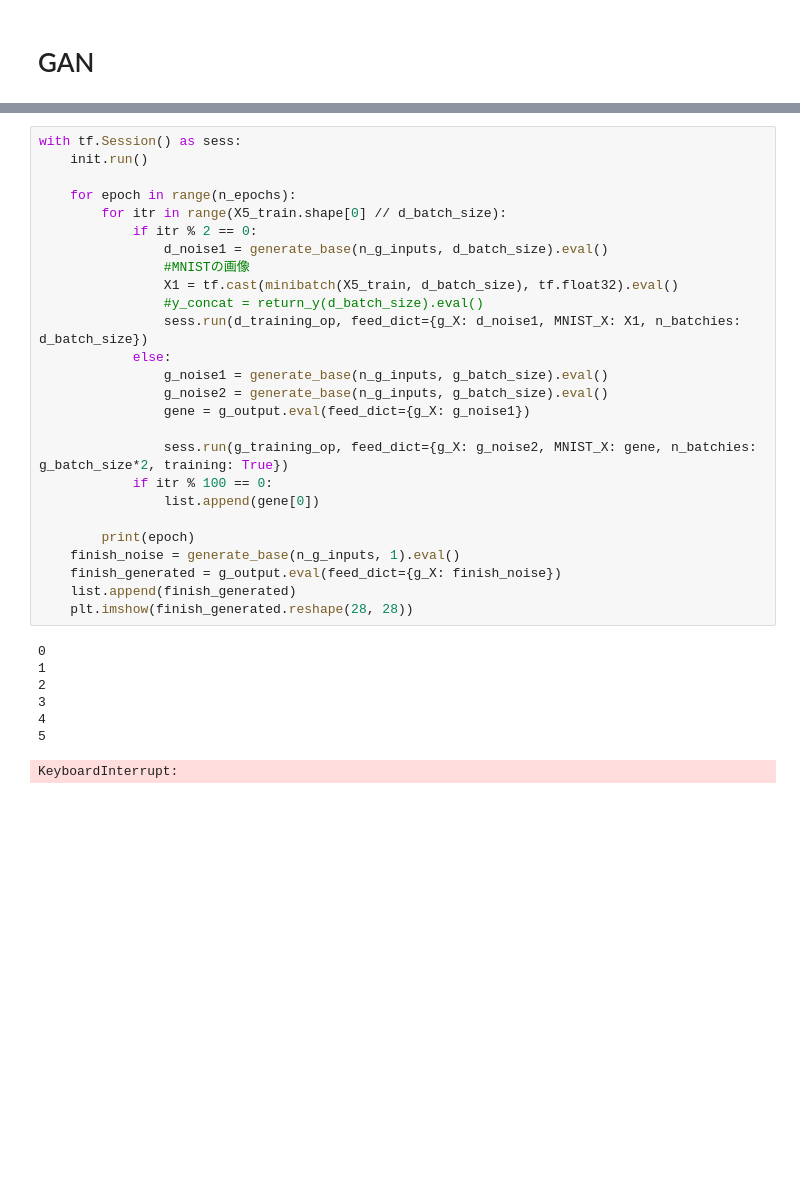
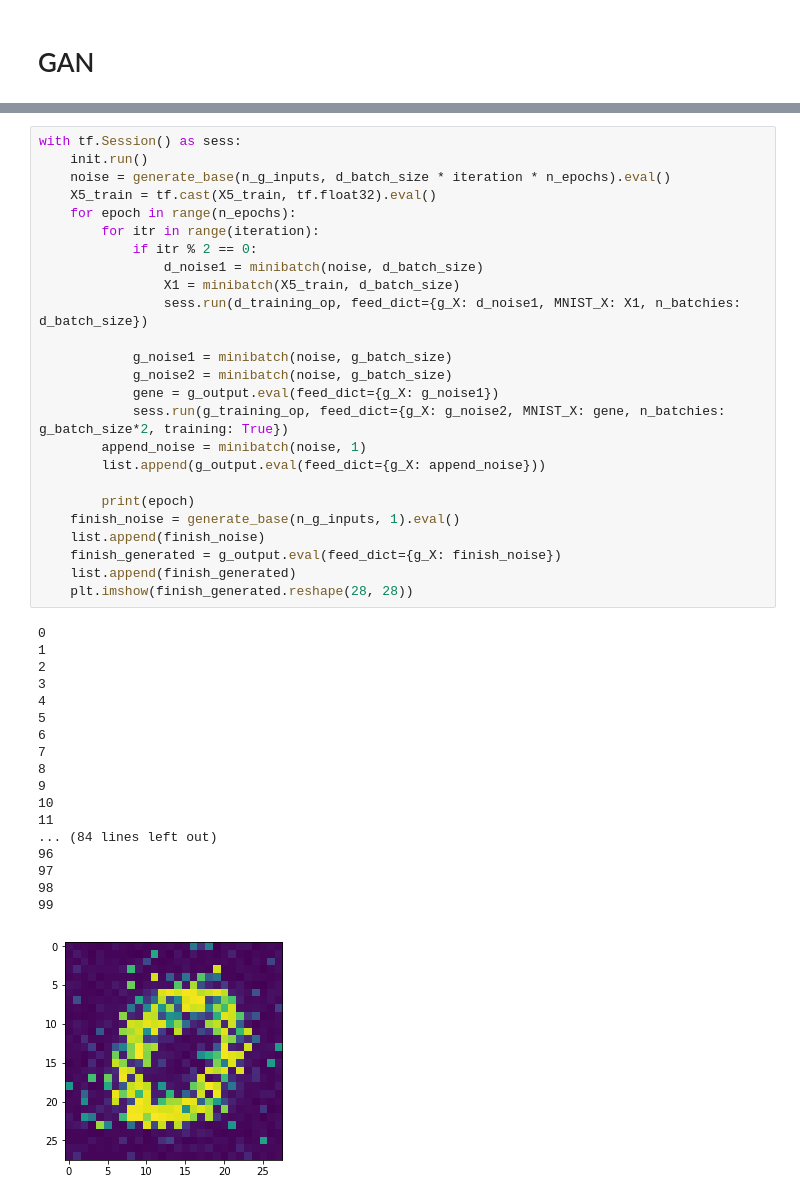
Before and after one commit to wakoki/himatsubushi, a Jupyter notebook: GAN.ipynb, the cells around one changed output, grey strips where cells are left out. Saved outputs shown, nothing was run; the diff lists cells and outputs as text; blank space fills up the shorter version.

```diff
--- a/GAN.ipynb
+++ b/GAN.ipynb
@@ -123,37 +127,47 @@ X5_train.shape[0] // d_batch_size
 # %%
 with tf.Session() as sess:
     init.run()
+    noise = generate_base(n_g_inputs, d_batch_size * iteration * n_epochs).eval()
+    X5_train = tf.cast(X5_train, tf.float32).eval()
+    for epoch in range(n_epochs):
+        for itr in range(iteration):
+            if itr % 2 == 0:
+                d_noise1 = minibatch(noise, d_batch_size)
+                X1 = minibatch(X5_train, d_batch_size)
+                sess.run(d_training_op, feed_dict={g_X: d_noise1, MNIST_X: X1, n_batchies: d_batch_size})
 
-    for epoch in range(n_epochs):
-        for itr in range(X5_train.shape[0] // d_batch_size):
-            if itr % 2 == 0:
-                d_noise1 = generate_base(n_g_inputs, d_batch_size).eval()
-                #MNISTの画像
-                X1 = tf.cast(minibatch(X5_train, d_batch_size), tf.float32).eval()
-                #y_concat = return_y(d_batch_size).eval()
-                sess.run(d_training_op, feed_dict={g_X: d_noise1, MNIST_X: X1, n_batchies: d_batch_size})
-            else:
-                g_noise1 = generate_base(n_g_inputs, g_batch_size).eval()
-                g_noise2 = generate_base(n_g_inputs, g_batch_size).eval()
-                gene = g_output.eval(feed_dict={g_X: g_noise1})
-
-                sess.run(g_training_op, feed_dict={g_X: g_noise2, MNIST_X: gene, n_batchies: g_batch_size*2, training: True})
-            if itr % 100 == 0:
-                list.append(gene[0])
+            g_noise1 = minibatch(noise, g_batch_size)
+            g_noise2 = minibatch(noise, g_batch_size)
+            gene = g_output.eval(feed_dict={g_X: g_noise1})
+            sess.run(g_training_op, feed_dict={g_X: g_noise2, MNIST_X: gene, n_batchies: g_batch_size*2, training: True})
+        append_noise = minibatch(noise, 1)
+        list.append(g_output.eval(feed_dict={g_X: append_noise}))
 
         print(epoch)
     finish_noise = generate_base(n_g_inputs, 1).eval()
+    list.append(finish_noise)
     finish_generated = g_output.eval(feed_dict={g_X: finish_noise})
     list.append(finish_generated)
     plt.imshow(finish_generated.reshape(28, 28))
 # %% [output]
 0
 1
 2
 3
 4
 5
+6
+7
+8
+9
+10
+11
+... (84 lines left out)
+96
+97
+98
+99
-KeyboardInterrupt:
+[figure, added]
 # %%
 len(list)
 # %% [output]
```
Also changed, not shown: parts of 10 cells of this notebook.
